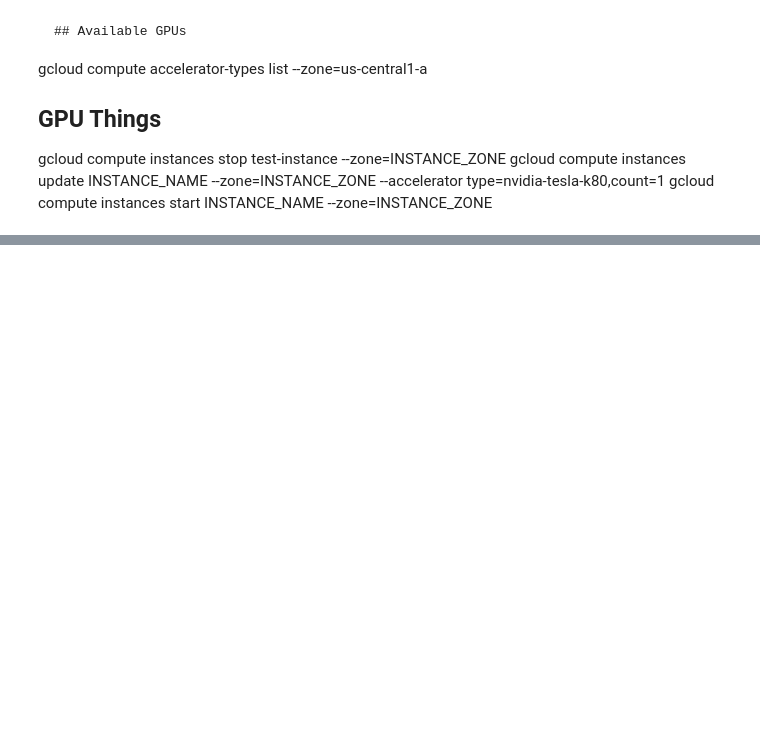
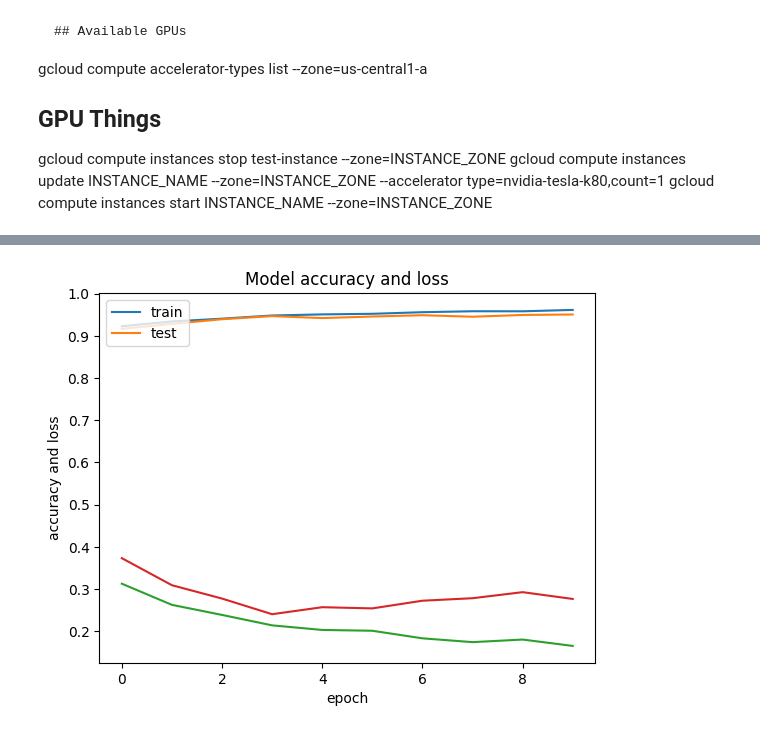
Before and after one commit to sourcerawr/gc_remote_setup, a Jupyter notebook: codes/test.ipynb, the cells around one changed output, grey strips where cells are left out. Drawn from its saved outputs; the diff is of its cells as text; code cells hidden in the pictures; blank space fills up the shorter version.

```diff
--- a/codes/test.ipynb
+++ b/codes/test.ipynb
@@ -91,0 +101,17 @@ gcloud compute instances start INSTANCE_NAME --zone=INSTANCE_ZONE
+# %%
+# model generating
+model = tf.keras.models.Sequential([
+    tf.keras.layers.Flatten(input_shape=(28, 28)),
+    tf.keras.layers.Dense(128, activation='relu'),
+    tf.keras.layers.Dense(10, activation='softmax')
+])
+# %%
+# using adam
+model.compile(optimizer='adam', loss='sparse_categorical_crossentropy', metrics=['accuracy'])
+# %%
+# training
+# see training time and store it
+start_time = time.time()
+history = model.fit(x_train, y_train, epochs=10, validation_data=(x_test, y_test))
+end_time = time.time()
+print("Training time: ", end_time - start_time)
@@ -91,0 +136,13 @@ gcloud compute instances start INSTANCE_NAME --zone=INSTANCE_ZONE
+# %%
+# model accuracy and loss plot
+plt.plot(history.history['accuracy'])
+plt.plot(history.history['val_accuracy'])
+plt.plot(history.history['loss'])
+plt.plot(history.history['val_loss'])
+plt.title('Model accuracy and loss')
+plt.ylabel('accuracy and loss')
+plt.xlabel('epoch')
+plt.legend(['train', 'test'], loc='upper left')
+plt.show()
+# %% [output]
+[figure, added]
```
Also changed, not shown: parts of 9 cells of this notebook.
